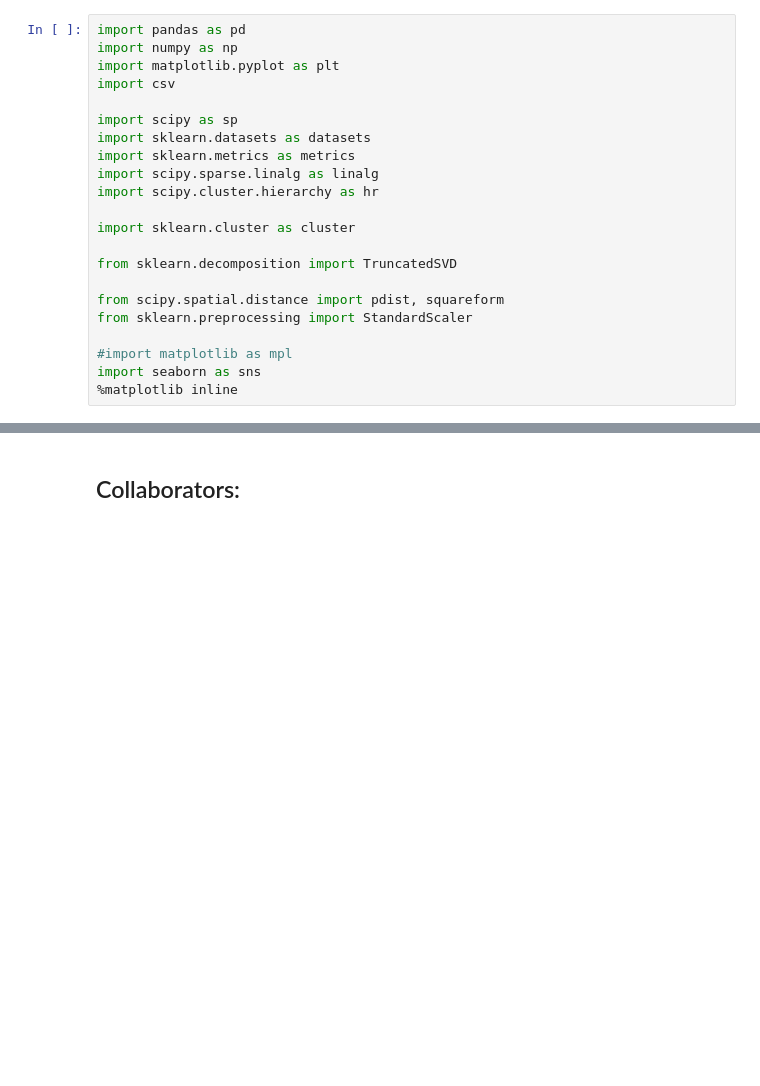
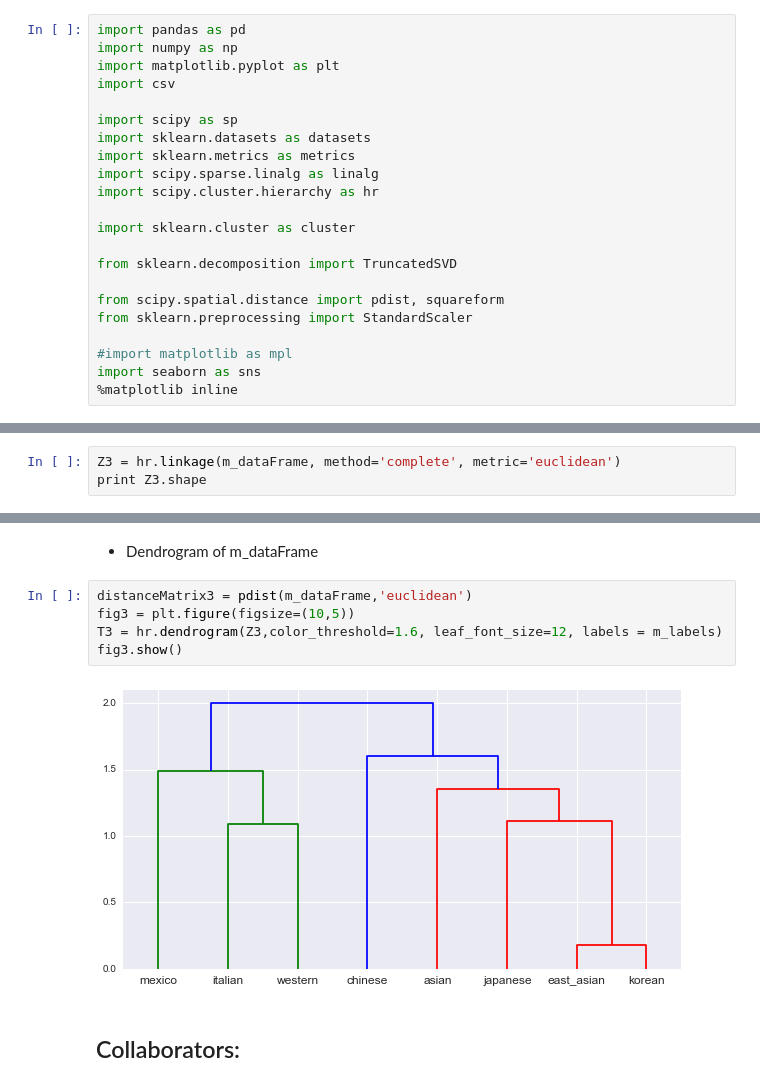
Before and after one commit to ctran25/spring-2015-homeworks, a Jupyter notebook: submissions/Homework-4/4.Food-recipes.ipynb, the cells around one changed output, grey strips where cells are left out. Saved outputs shown, nothing was run; the diff lists cells and outputs as text; blank space fills up the shorter version.

```diff
--- a/submissions/Homework-4/4.Food-recipes.ipynb
+++ b/submissions/Homework-4/4.Food-recipes.ipynb
@@ -108,0 +172,3 @@ Name: American, Length: 346, dtype: float64
+# %%
+Z3 = hr.linkage(m_dataFrame, method='complete', metric='euclidean')
+print Z3.shape
@@ -126,3 +197,12 @@ print ck
+# %% [markdown]
+* Dendrogram of m_dataFrame
+# %%
+distanceMatrix3 = pdist(m_dataFrame,'euclidean')
+fig3 = plt.figure(figsize=(10,5))
+T3 = hr.dendrogram(Z3,color_threshold=1.6, leaf_font_size=12, labels = m_labels)
+fig3.show()
+# %% [output]
+[figure, added]
 # %% [markdown]
 ## Collaborators:
 # %% [markdown]
```
Also changed, not shown: parts of 22 cells of this notebook.
